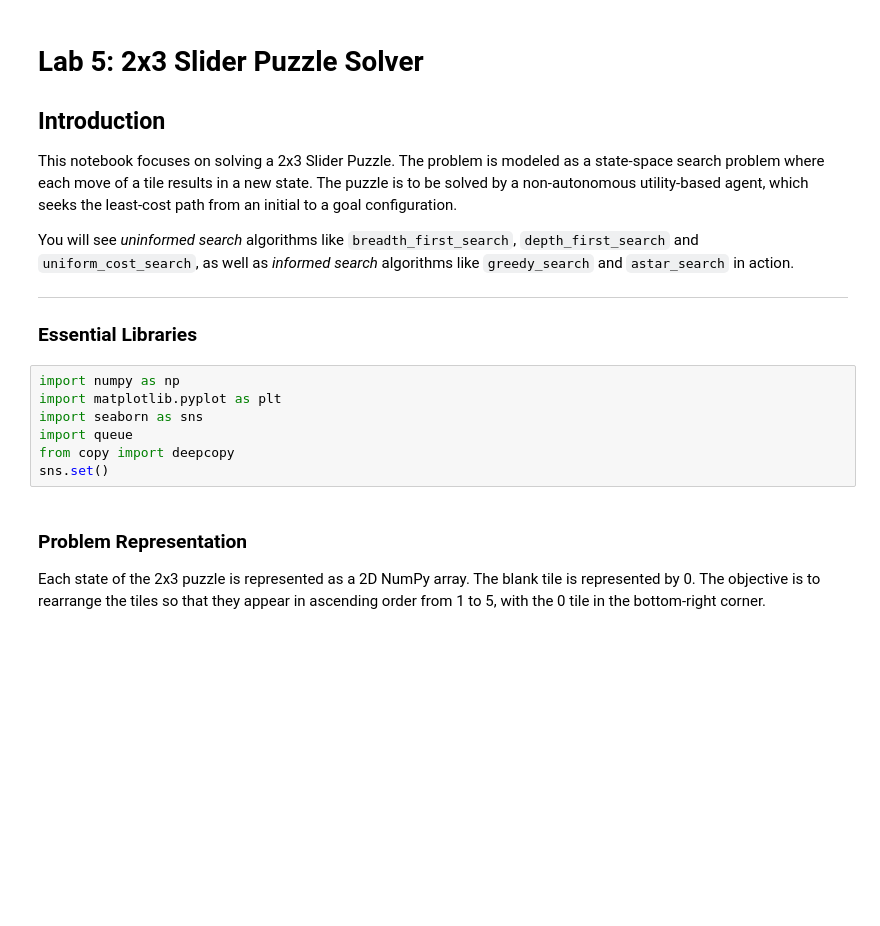
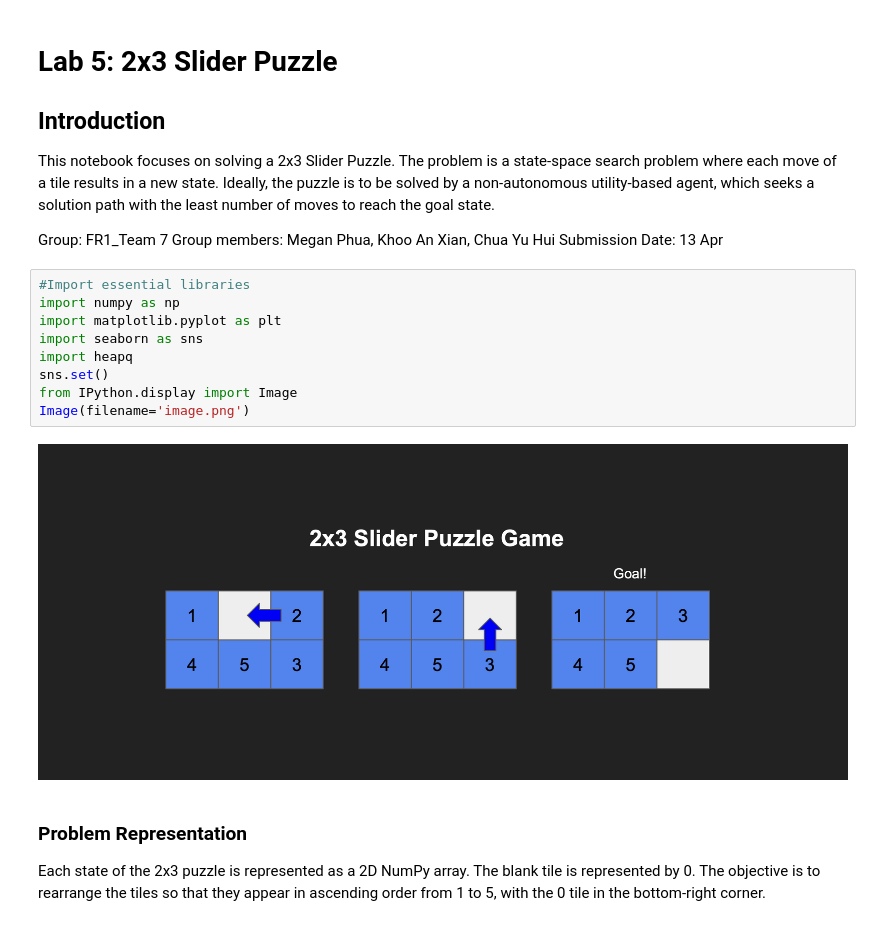
Before and after one commit to chuayhhh/SC1015-Mini-Project, a Jupyter notebook: Last Lab/Lab5_Main.ipynb, the cells around one changed output. Cells and saved outputs as stored; diff of their text form; blank space fills up the shorter version.

```diff
--- a/Last Lab/Lab5_Main.ipynb
+++ b/Last Lab/Lab5_Main.ipynb
@@ -1,22 +1,23 @@
 # %% [markdown]
-# Lab 5: 2x3 Slider Puzzle Solver
+# Lab 5: 2x3 Slider Puzzle
 
 ## Introduction
-This notebook focuses on solving a 2x3 Slider Puzzle. The problem is modeled as a state-space search problem where each move of a tile results in a new state. The puzzle is to be solved by a non-autonomous utility-based agent, which seeks the least-cost path from an initial to a goal configuration.
+This notebook focuses on solving a 2x3 Slider Puzzle. The problem is a state-space search problem where each move of a tile results in a new state. Ideally, the puzzle is to be solved by a non-autonomous utility-based agent, which seeks a solution path with the least number of moves to reach the goal state.
 
-You will see *uninformed search* algorithms like `breadth_first_search`, `depth_first_search` and `uniform_cost_search`, as well as *informed search* algorithms like `greedy_search` and `astar_search` in action.
-
-
----
-
-### Essential Libraries
+Group: FR1_Team 7
+Group members: Megan Phua, Khoo An Xian, Chua Yu Hui
+Submission Date: 13 Apr
 # %%
+#Import essential libraries
 import numpy as np
 import matplotlib.pyplot as plt
 import seaborn as sns
-import queue
-from copy import deepcopy
+import heapq
 sns.set()
+from IPython.display import Image
+Image(filename='image.png')
+# %% [output]
+[figure, added]
 # %% [markdown]
 ### Problem Representation
 Each state of the 2x3 puzzle is represented as a 2D NumPy array.
```
Also changed, not shown: parts of 5 cells of this notebook, 5 other files.
